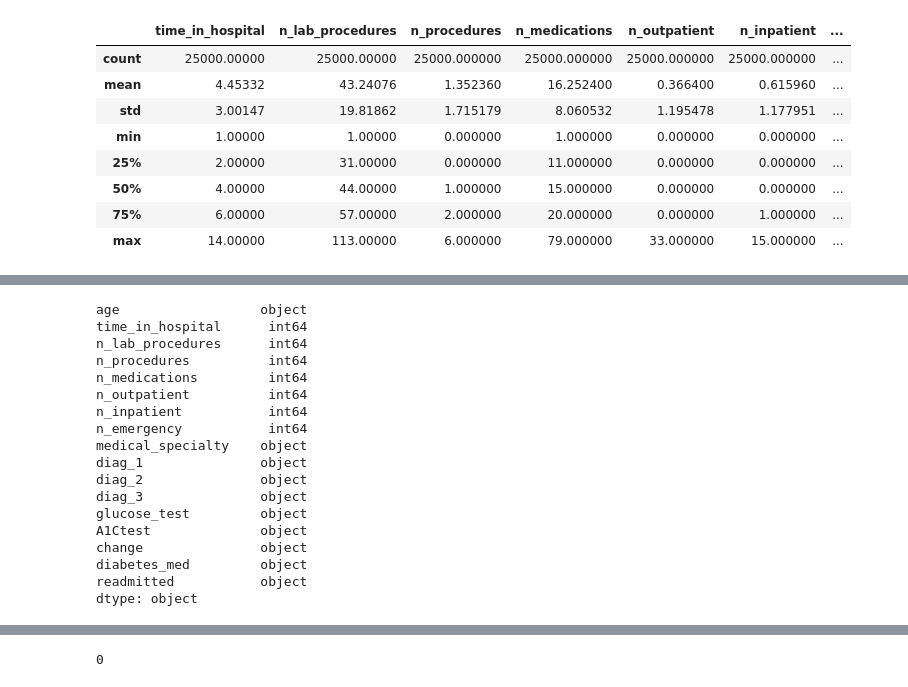
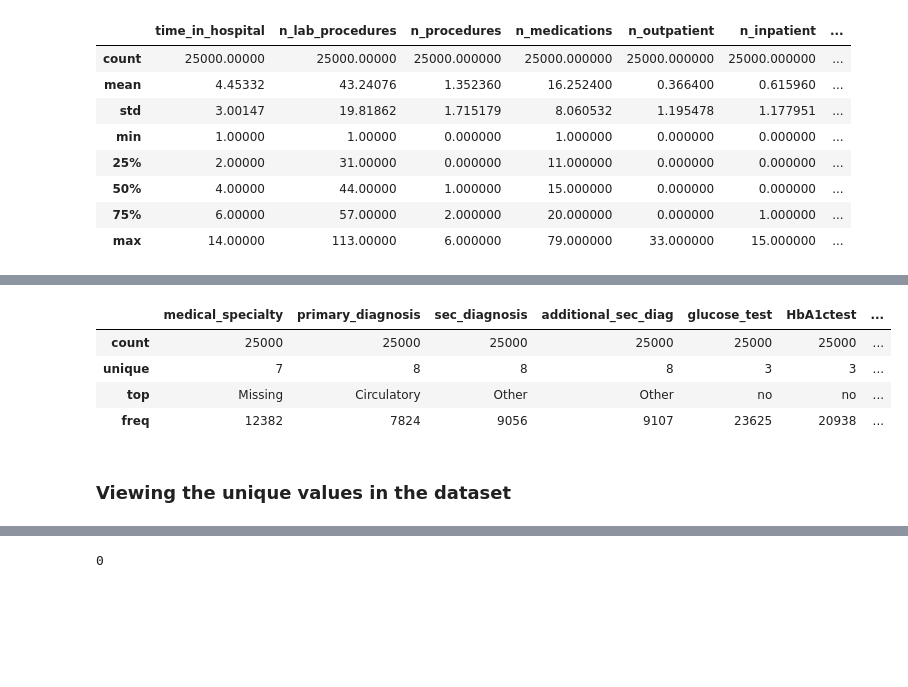
Before and after one commit to prabinpanta0/Patient-Readmission-Prediction, a Jupyter notebook: GHM.ipynb, the cells around one changed output, grey strips where cells are left out. Drawn from its saved outputs; the diff is of its cells as text; code cells hidden in the pictures; blank space fills up the shorter version.

```diff
--- a/GHM.ipynb
+++ b/GHM.ipynb
@@ -61,0 +111,17 @@ df.head()
+# %%
+#converting age column to categorical data
+#checking for the unique values in the age column
+print(df['age'].unique())
+
+#creating a new column called age_cat
+df['age_cat'] = df['age'].replace({'[70-80)':'senior-old age',
+                                           '[50-60)':'late-middle age','[60-70)':'mid-old age',
+                                           '[40-50)':'early-middle age','[80-90)':'very senior-old','[90-100)':'centenarians'})
+
+print('\n')
+#converting column type to categorical data type
+df['age_cat'] = df['age_cat'].astype('category')
+print('dtype :',df['age_cat'].dtype)
+
+#viewing age and age_cat columns
+df[['age','age_cat']]
@@ -96,25 +203,14 @@ memory usage: 3.2+ MB
-# %%
-# column types
-df.dtypes
-# %% [output]
-age                  object
-time_in_hospital      int64
-n_lab_procedures      int64
-n_procedures          int64
-n_medications         int64
-n_outpatient          int64
-n_inpatient           int64
-n_emergency           int64
-medical_specialty    object
-diag_1               object
-diag_2               object
-diag_3               object
-glucose_test         object
-A1Ctest              object
-change               object
-diabetes_med         object
-readmitted           object
-dtype: object
+# %%
+#describing the categorical columns
+df.describe(exclude=[np.number])
+# %% [output]
+|  | medical_specialty | primary_diagnosis | sec_diagnosis | additional_sec_diag | glucose_test | HbA1ctest | ... |
+| count | 25000 | 25000 | 25000 | 25000 | 25000 | 25000 | ... |
+| unique | 7 | 8 | 8 | 8 | 3 | 3 | ... |
+| top | Missing | Circulatory | Other | Other | no | no | ... |
+| freq | 12382 | 7824 | 9056 | 9107 | 23625 | 20938 | ... |
+# %% [markdown]
+### Viewing the unique values in the dataset
 # %%
 # Checking the unique values in the dataset
 df.nunique()
```
Also changed, not shown: parts of 38 cells of this notebook.
